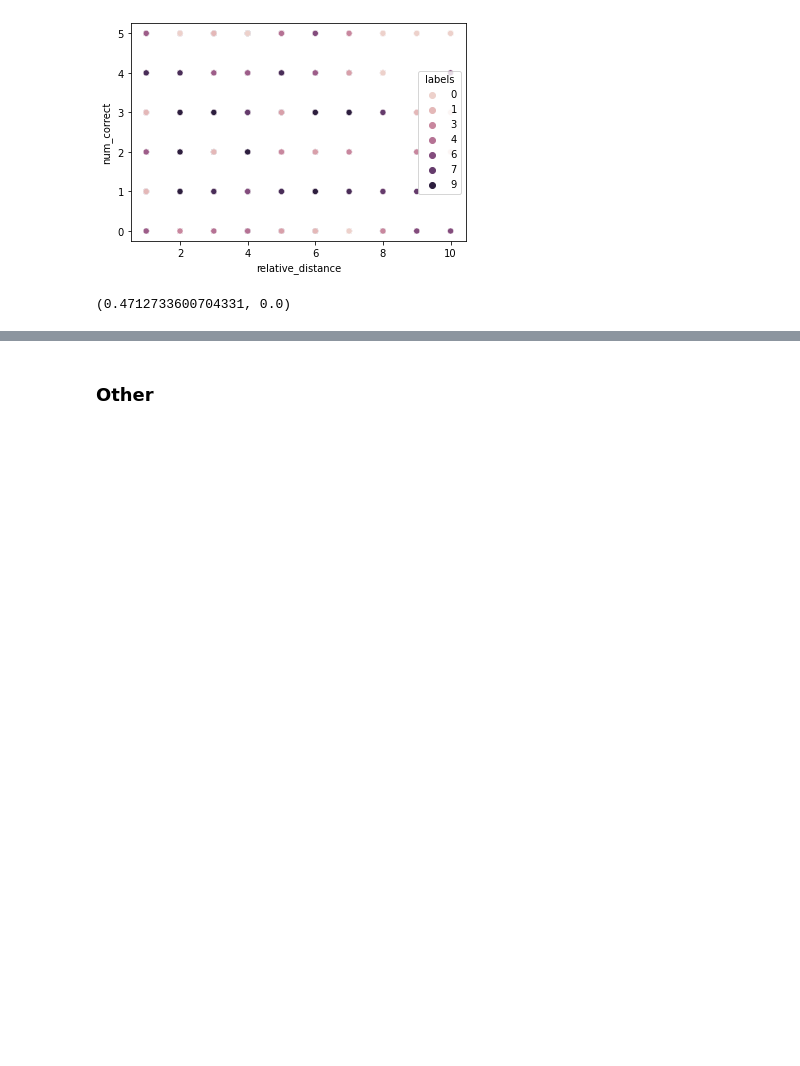
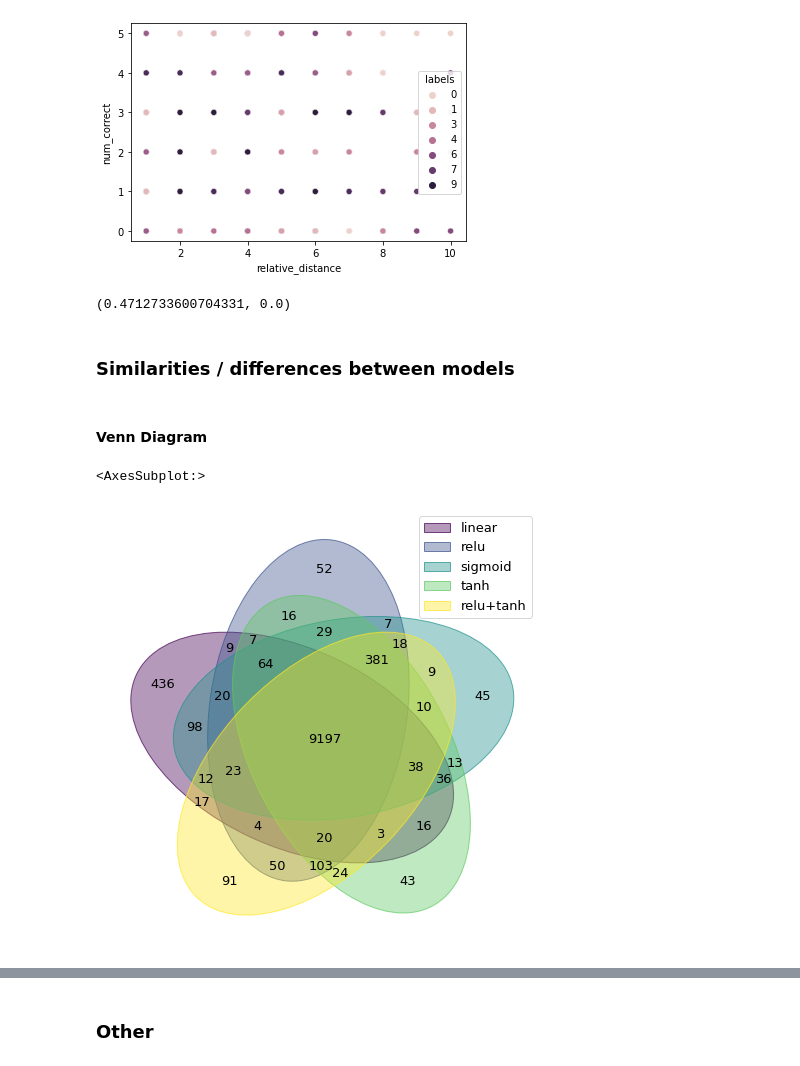
Before and after one commit to danieldelijani/Adversarial_Attacks, a Jupyter notebook: Mnist/comparing_models.ipynb, the cells around one changed output, grey strips where cells are left out. Saved outputs shown, nothing was run; the diff lists cells and outputs as text; code cells hidden in the pictures; blank space fills up the shorter version.

```diff
--- a/Mnist/comparing_models.ipynb
+++ b/Mnist/comparing_models.ipynb
@@ -605,3 +609,27 @@ sns.scatterplot(df["relative_distance"], df["num_correct"], hue=df["labels"])
 pearsonr(df["relative_distance"], df["num_uniq_predictions"])
 # %% [output]
 (0.4712733600704331, 0.0)
+# %% [markdown]
+### Similarities / differences between models
+# %% [markdown]
+#### Venn Diagram
+# %%
+set1 = set(df.apply(lambda row: (row.name, row["model_1"]) ,axis=1))
+set2 = set(df.apply(lambda row: (row.name, row["model_2"]) ,axis=1))
+set3 = set(df.apply(lambda row: (row.name, row["model_3"]) ,axis=1))
+set4 = set(df.apply(lambda row: (row.name, row["model_4"]) ,axis=1))
+set5 = set(df.apply(lambda row: (row.name, row["model_5"]) ,axis=1))
+set6 = set(df.apply(lambda row: (row.name, row["labels"]) ,axis=1))
+
+dataset_dict = {
+    "linear": set1,
+    "relu": set2,
+    "sigmoid":set3,
+    "tanh": set4,
+    "relu+tanh":set5,
+}
+# %%
+venn(dataset_dict) #, fmt="{percentage:.1f}%"
+# %% [output]
+<AxesSubplot:>
+[figure, added]
```
Also changed, not shown: parts of 21 cells of this notebook, 48 other files.
